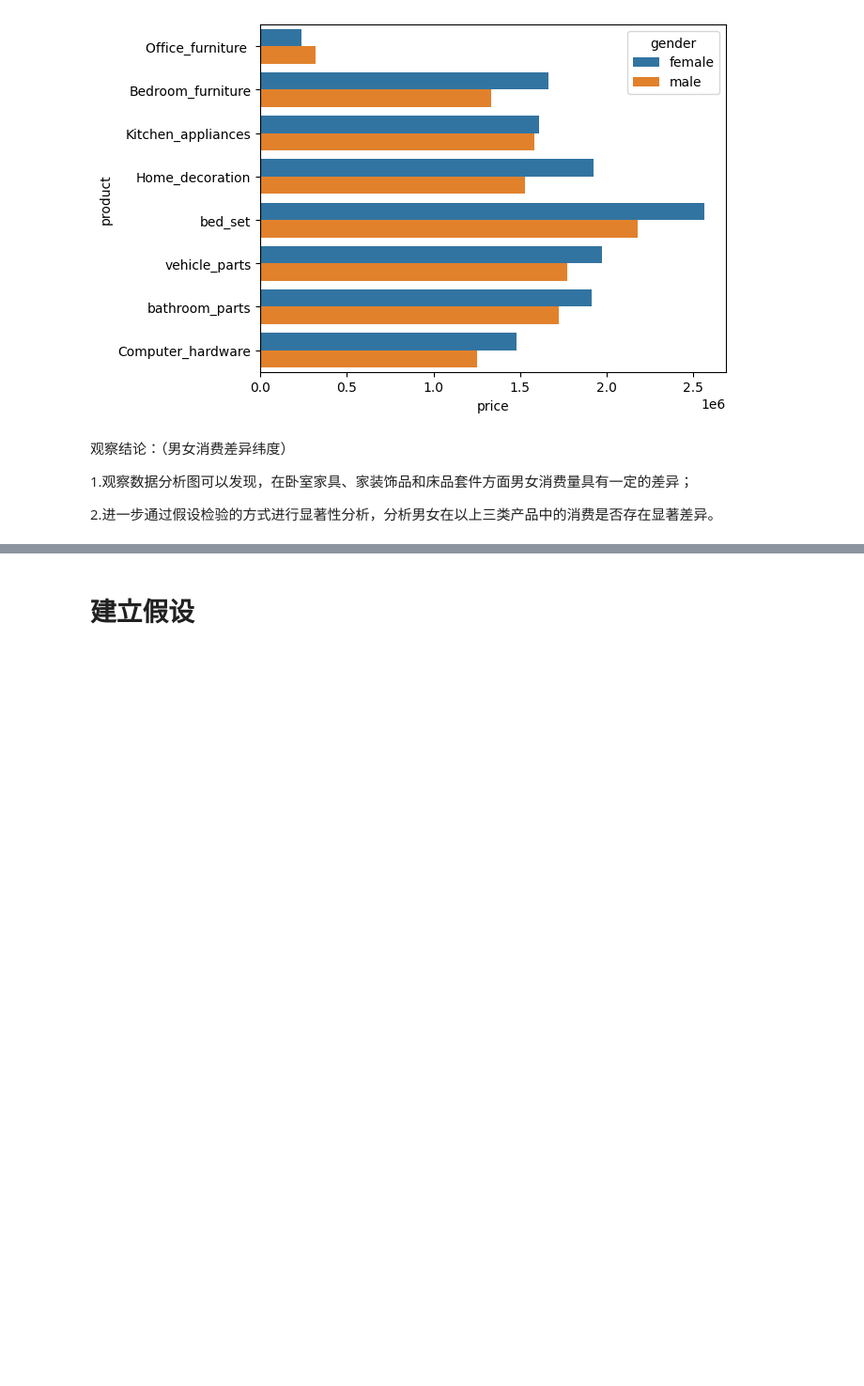
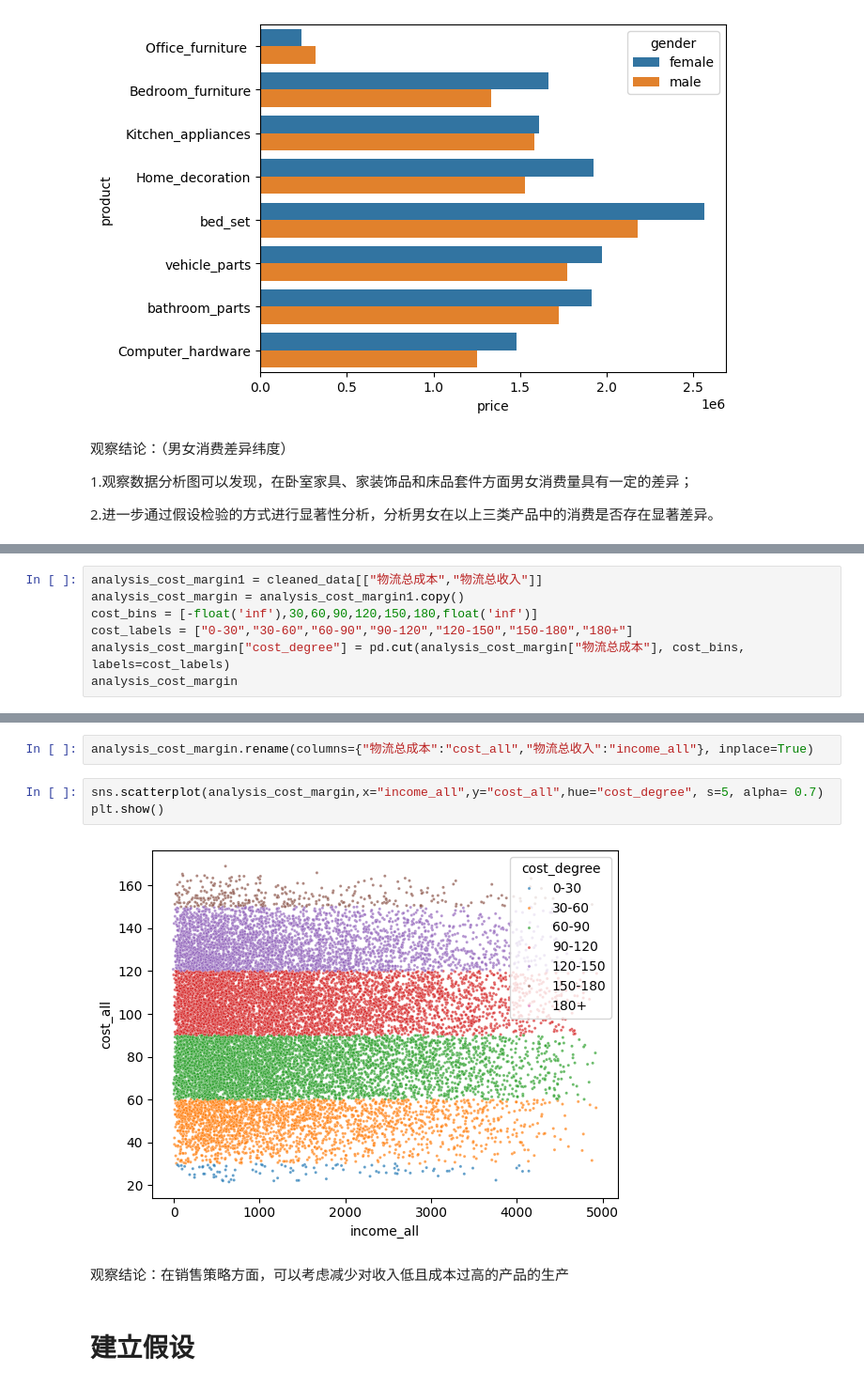
Before and after one commit to Hejiale-hub/---, a Jupyter notebook: Logistics_analyst.ipynb, the cells around one changed output, grey strips where cells are left out. Shown: that part at 94% size. Saved outputs shown, nothing was run; the diff lists cells and outputs as text; blank space fills up the shorter version.

```diff
--- a/Logistics_analyst.ipynb
+++ b/Logistics_analyst.ipynb
@@ -277,0 +289,7 @@ plt.show()
+# %%
+analysis_cost_margin1 = cleaned_data[["物流总成本","物流总收入"]]
+analysis_cost_margin = analysis_cost_margin1.copy()
+cost_bins = [-float('inf'),30,60,90,120,150,180,float('inf')]
+cost_labels = ["0-30","30-60","60-90","90-120","120-150","150-180","180+"]
+analysis_cost_margin["cost_degree"] = pd.cut(analysis_cost_margin["物流总成本"], cost_bins, labels=cost_labels)
+analysis_cost_margin
@@ -278,3 +310,12 @@ plt.show()
+# %%
+analysis_cost_margin.rename(columns={"物流总成本":"cost_all","物流总收入":"income_all"}, inplace=True)
+# %%
+sns.scatterplot(analysis_cost_margin,x="income_all",y="cost_all",hue="cost_degree", s=5, alpha= 0.7)
+plt.show()
+# %% [output]
+[figure, added]
+# %% [markdown]
+观察结论：在销售策略方面，可以考虑减少对收入低且成本过高的产品的生产
 # %% [markdown]
 # 建立假设
 # %% [markdown]
```
Also changed, not shown: parts of 6 cells of this notebook.
